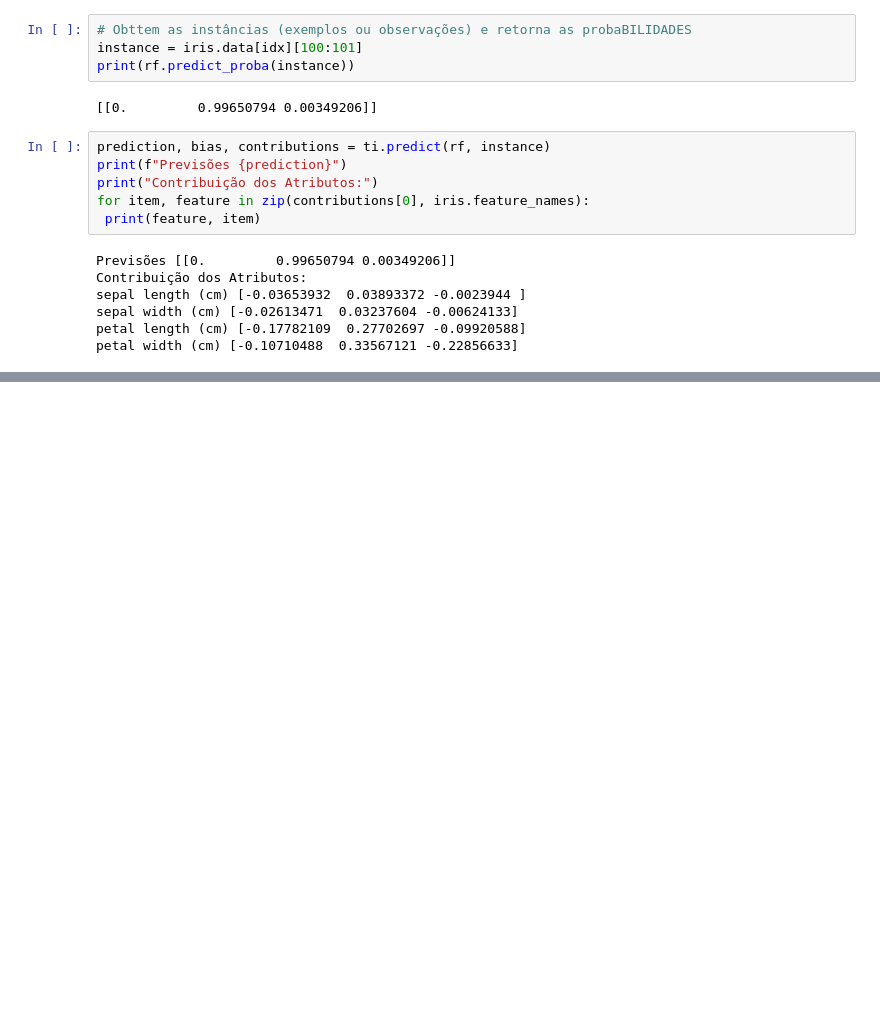
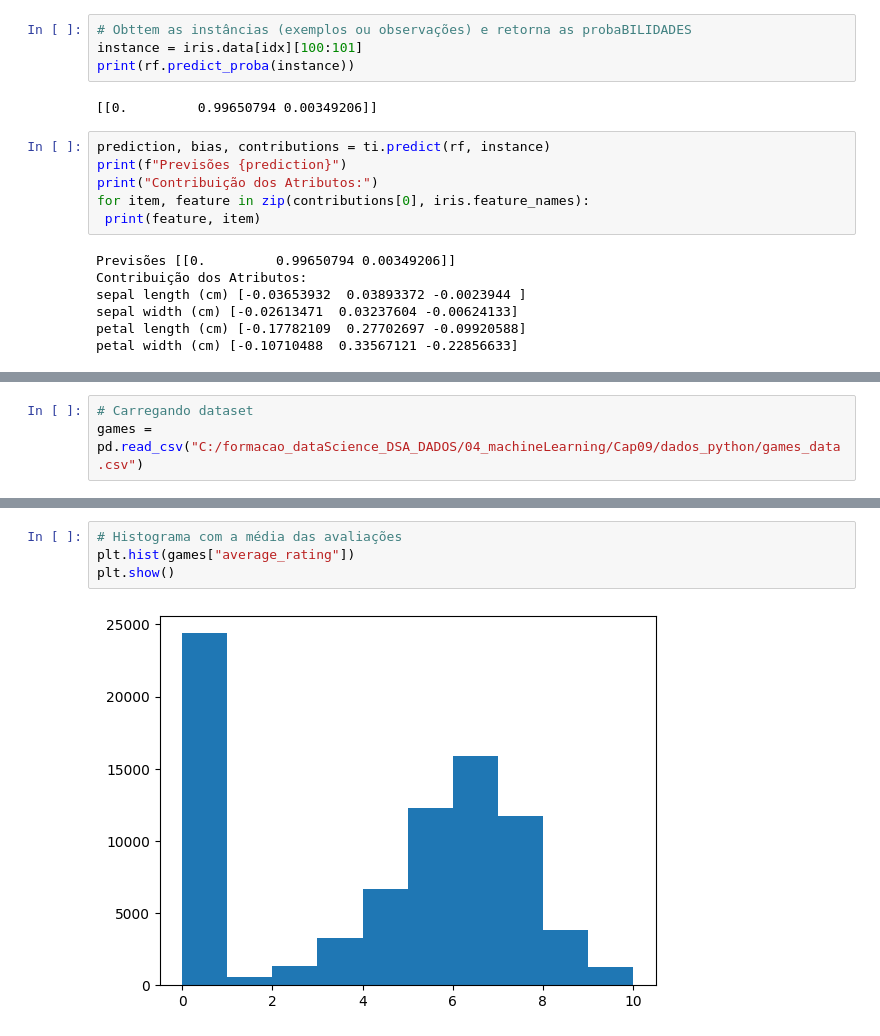
Before and after one commit to alyssonmontovanelli/formacao_dataScience_DSA, a Jupyter notebook: 04_machineLearning/Cap09_DecisionTree_RandomForest_Ensemble_pt2/02_Random_Forest_Python.ipynb, the cells around one changed output, grey strips where cells are left out. Cells and saved outputs as stored; diff of their text form; blank space fills up the shorter version.

```diff
--- a/04_machineLearning/Cap09_DecisionTree_RandomForest_Ensemble_pt2/02_Random_Forest_Python.ipynb
+++ b/04_machineLearning/Cap09_DecisionTree_RandomForest_Ensemble_pt2/02_Random_Forest_Python.ipynb
@@ -375,0 +414,3 @@ petal width (cm) [-0.10710488  0.33567121 -0.22856633]
+# %%
+# Carregando dataset
+games = pd.read_csv("C:/formacao_dataScience_DSA_DADOS/04_machineLearning/Cap09/dados_python/games_data.csv")
@@ -375,0 +444,6 @@ petal width (cm) [-0.10710488  0.33567121 -0.22856633]
+# %%
+# Histograma com a média das avaliações
+plt.hist(games["average_rating"])
+plt.show()
+# %% [output]
+[figure, added]
```
Also changed, not shown: parts of 34 cells of this notebook.
